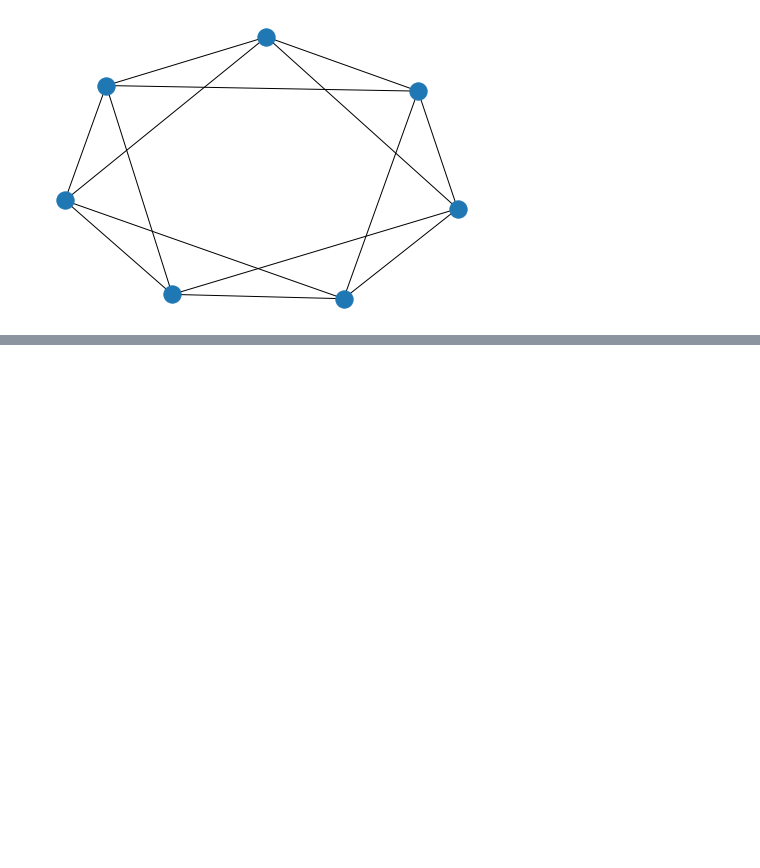
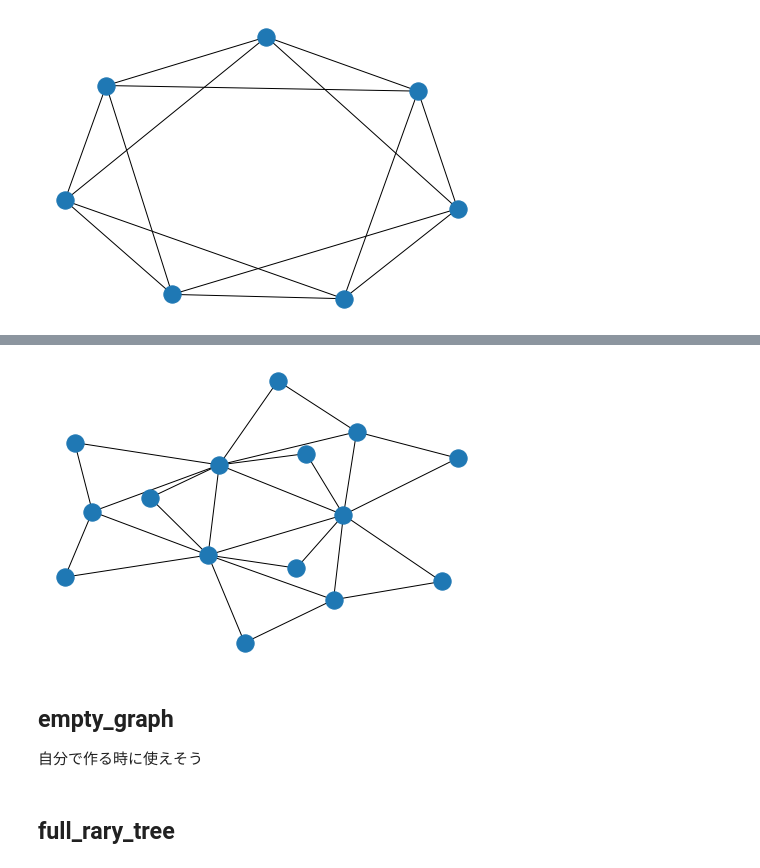
Before and after one commit to unonao/pyDOS, a Jupyter notebook: data/generate_graph.ipynb, the cells around one changed output, grey strips where cells are left out. Drawn from its saved outputs; the diff is of its cells as text; code cells hidden in the pictures; blank space fills up the shorter version.

```diff
--- a/data/generate_graph.ipynb
+++ b/data/generate_graph.ipynb
@@ -77,0 +103,15 @@ plt.show()
+# %%
+n = 8
+name = "dorogovtsev_goltsev_mendes_graph"
+G = nx.dorogovtsev_goltsev_mendes_graph(n)
+nx.write_edgelist(G, f"{save_dir}/{name}_n{n}.txt", data=False)
+# %%
+nx.draw(G)
+plt.show()
+# %% [output]
+[figure, added]
+# %% [markdown]
+## empty_graph
+自分で作る時に使えそう
+# %% [markdown]
+## full_rary_tree
```
Also changed, not shown: parts of 120 cells of this notebook, 2 other files.
